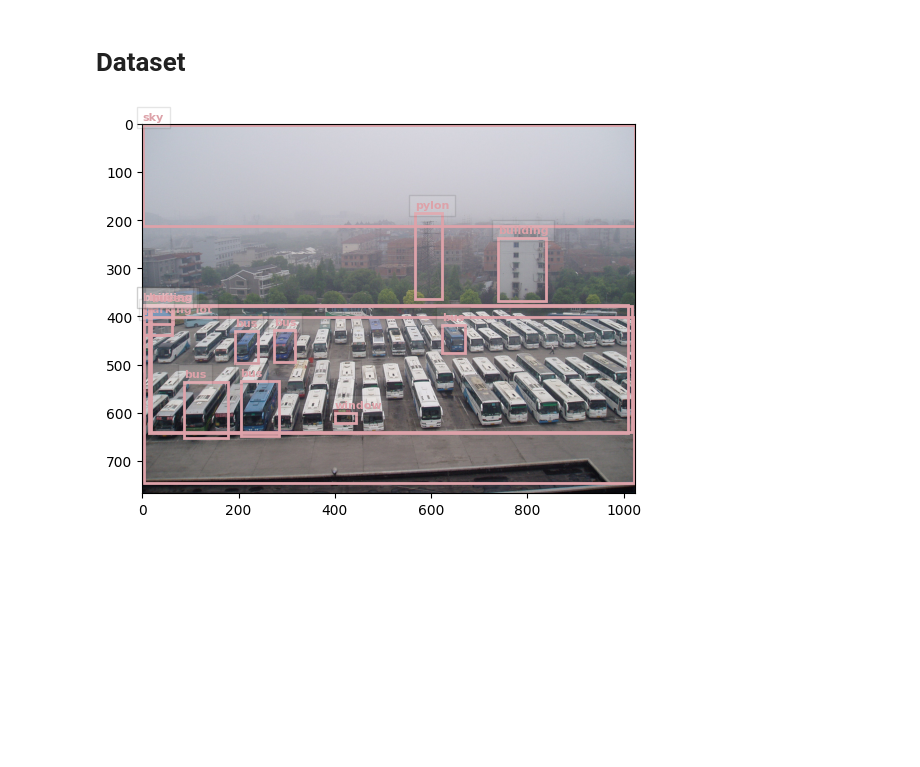
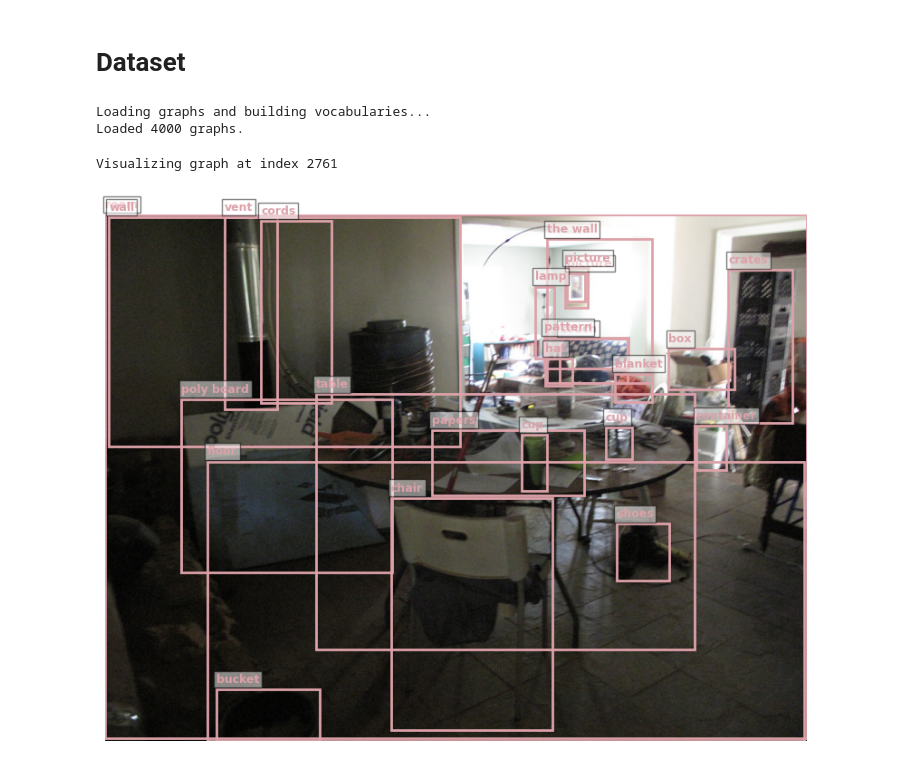
Before and after one commit to titiuo/RR-Image-Retrieval-using-Scene-Graphs, a Jupyter notebook: main.ipynb, the cells around one changed output. Cells and saved outputs as stored; diff of their text form; code cells hidden in the pictures; blank space fills up the shorter version.

Commit message:
implementing scene_graphs class

```diff
--- a/main.ipynb
+++ b/main.ipynb
@@ -25,9 +14,25 @@ test_graph_path = dataset_path + '/sg_test_annotations.json'
 train_graph_path = dataset_path + '/sg_train_annotations.json'
 test_images_path = dataset_path + '/sg_test_images/'
 train_images_path = dataset_path + '/sg_train_images/'
-# %%
-index = np.random.randint(0,1000)
-plot_image_with_bboxes(train_graph_path, train_images_path,index=index)
-visualize_graph(train_graph_path, index=index)
-# %% [output]
-[figure, removed]
+# %%
+# --- 1. Load Data Once ---
+print("Loading graphs and building vocabularies...")
+graphs, v_obj, v_attr, v_rel = load_scene_graphs(train_graph_path)
+print(f"Loaded {len(graphs)} graphs.")
+# %% [output]
+Loading graphs and building vocabularies...
+Loaded 4000 graphs.
+# %%
+# --- 2. Pick a random index ---
+index = np.random.randint(0, len(graphs))
+print(f"Visualizing graph at index {index}")
+# %% [output]
+Visualizing graph at index 2761
+# %%
+# --- 3. Pass the specific graph object to the visualizer ---
+my_graph_object = graphs[index]
+
+visualize_graph(my_graph_object, v_obj, v_attr, v_rel)
+plot_scene_graph(my_graph_object, train_images_path, v_obj)
+# %% [output]
+[figure, added]
```
Also changed, not shown: parts of 2 cells of this notebook, 2 other files.
